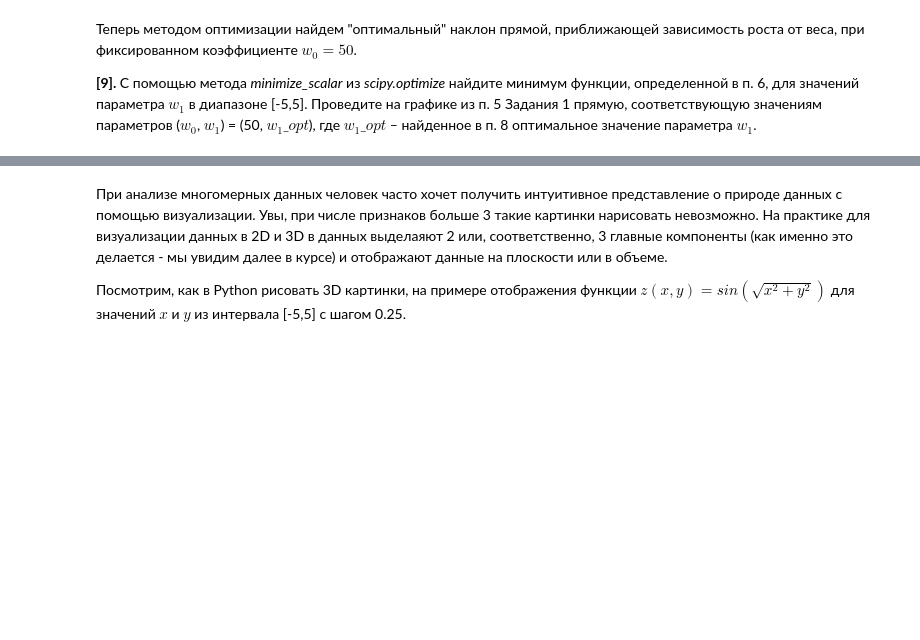
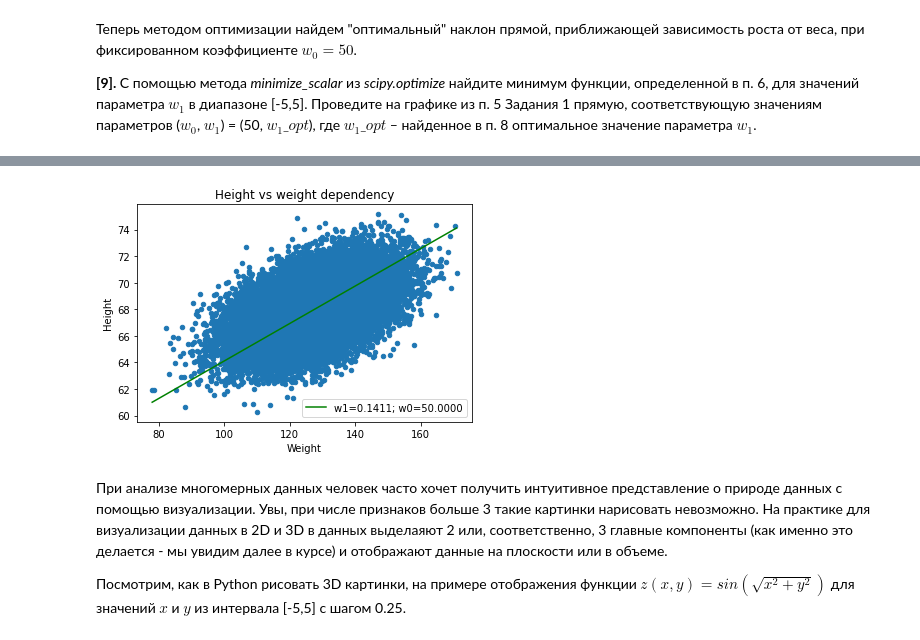
Before and after one commit to AlexeyRogS/coursera_supervised_learning, a Jupyter notebook: week1/rog_peer_review_linreg_height_weight.ipynb, the cells around one changed output, grey strips where cells are left out. Saved outputs shown, nothing was run; the diff lists cells and outputs as text; code cells hidden in the pictures; blank space fills up the shorter version.

```diff
--- a/week1/rog_peer_review_linreg_height_weight.ipynb
+++ b/week1/rog_peer_review_linreg_height_weight.ipynb
@@ -164,0 +170,6 @@ losses.shape
+# %%
+w1_opt = minimize(lambda x: mse(50, x), 0,
+                  constraints=({'type':'ineq', 'fun': lambda x: x+5},
+                               {'type':'ineq', 'fun': lambda x: 5-x}))
+print(w1_opt)
+w1_opt = w1_opt.x[0]
@@ -165,3 +186,9 @@ losses.shape
+# %%
+ax = data.plot(x='Weight', y='Height', kind='scatter', title='Height vs weight dependency')
+draw_line(ax, 50, w1_opt, np.linspace(data['Weight'].min(), data['Weight'].max(), 2), 'green')
+plt.legend();
+# %% [output]
+[figure, added]
 # %% [markdown]
 При анализе многомерных данных человек часто хочет получить интуитивное представление о природе данных с помощью визуализации. Увы, при числе признаков больше 3 такие картинки нарисовать невозможно. На практике для визуализации данных в 2D и 3D в данных выделаяют 2 или, соответственно, 3 главные компоненты (как именно это делается - мы увидим далее в курсе) и отображают данные на плоскости или в объеме.
 
```
Also changed, not shown: parts of 17 cells of this notebook.
